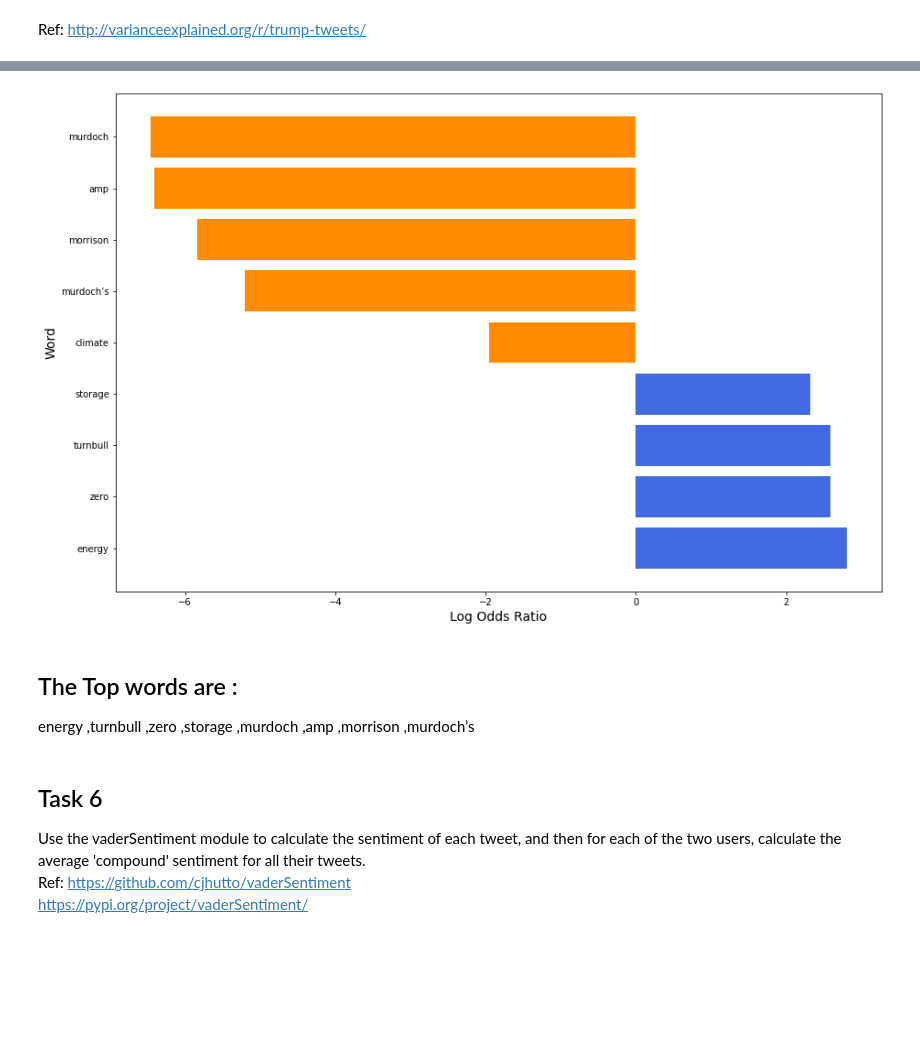
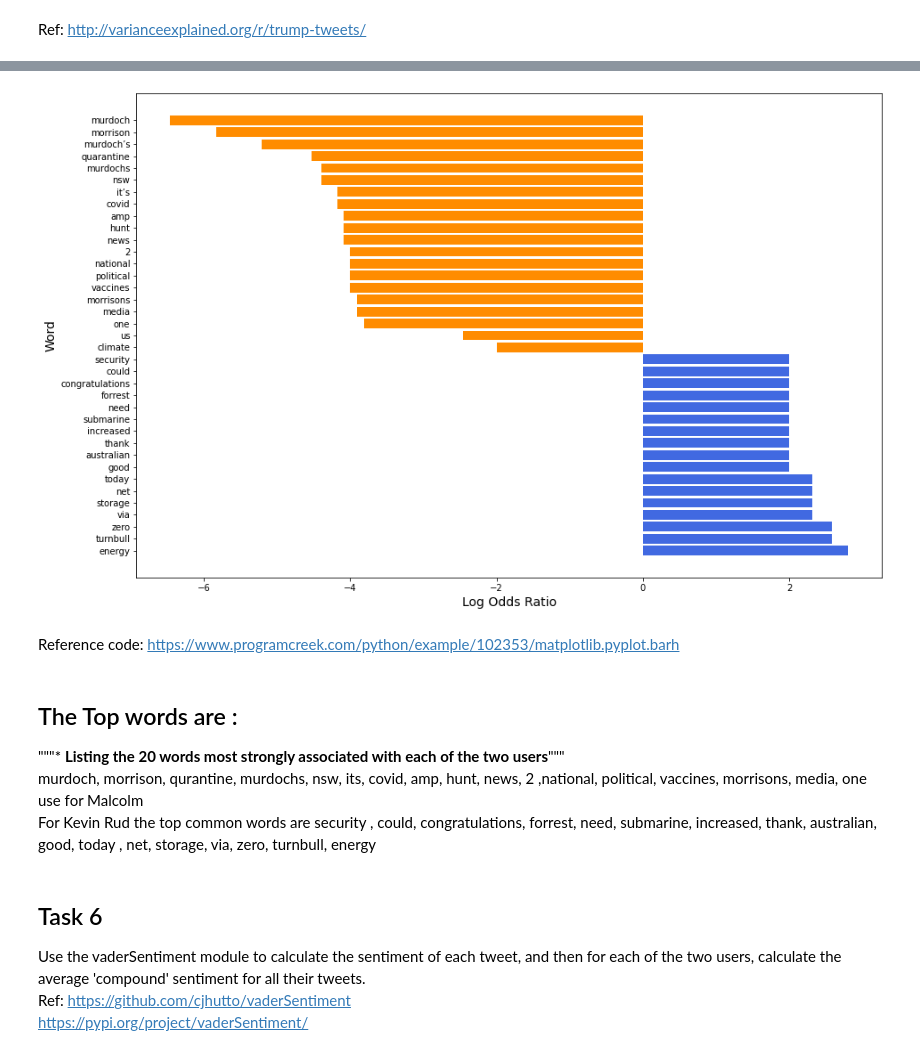
Before and after one commit to sanjay-kv/Twitter-Tweet-Analysis, a Jupyter notebook: Assessed-Task-2.ipynb, the cells around one changed output, grey strips where cells are left out. Saved outputs shown, nothing was run; the diff lists cells and outputs as text; code cells hidden in the pictures; blank space fills up the shorter version.

```diff
--- a/Assessed-Task-2.ipynb
+++ b/Assessed-Task-2.ipynb
@@ -712,7 +707,7 @@ counts_M['user_id'] = 'Malcolm'
 counts_M['total_M'] = counts_M['freq_M'].sum()
 
 #Sorting df by word frequency and selecting the most 20 frequency words of Julian Hill's tweets
-sorted_M = counts_M.sort_values(by=['freq_M'], ascending = [False])[:5]
+sorted_M = counts_M.sort_values(by=['freq_M'], ascending = [False])[:20]
 sorted_M
 # %% [output]
 |  | word | freq_M | user_id | total_M |
@@ -735,7 +743,7 @@ countsK['user_id'] = 'Kevin'
 countsK['total_K'] = countsK['freq_K'].sum()
 
 #Sorting df by word frequency and selecting the most 20 frequency words of Julian Hill's tweets
-sorted_K = countsK.sort_values(by=['freq_K'], ascending = [False])[:5]
+sorted_K = countsK.sort_values(by=['freq_K'], ascending = [False])[:20]
 sorted_K
 # %% [output]
 |  | word | freq_K | user_id | total_K |
@@ -798,23 +840,26 @@ top20_listing
 # %%
 cols = ['word', 'log']
 results_df = top20_listing[cols]
 
 new_index = results_df.log.sort_values(ascending = False).index
 sorted_results = results_df.reindex(new_index)
 filtered_results = sorted_results[np.abs(sorted_results['log']) > 0]
 
 plt.figure(figsize =(15,10))
-colors = ['royalblue' if (x > 0) else 'darkorange' for x in filtered_results['log']]
-plt.barh(filtered_results['word'], filtered_results['log'], color=colors)
+plt.barh(filtered_results['word'], filtered_results['log'], color=colors,)
 
 plt.xlabel('Log Odds Ratio', fontsize = 14)
 plt.ylabel('Word', fontsize = 14)
 plt.show()
 # %% [output]
-[figure, old version]
+[figure, new version]
-# %% [markdown]
-## The Top words are :
-energy	,turnbull	,zero	,storage	,murdoch	,amp	,morrison	,murdoch’s
+# %% [markdown]
+Reference code: https://www.programcreek.com/python/example/102353/matplotlib.pyplot.barh
+# %% [markdown]
+## The Top words are :
+"""* **Listing the 20 words most strongly associated with each of the two users**""" <br>
+murdoch, morrison, qurantine, murdochs, nsw, its, covid, amp, hunt, news, 2 ,national, political, vaccines, morrisons, media, one use for Malcolm <br>
+For Kevin Rud the top common words are security , could, congratulations, forrest, need, submarine, increased, thank, australian, good, today , net, storage, via, zero, turnbull, energy
 # %% [markdown]
 ## Task 6
 Use the vaderSentiment module to calculate the sentiment of each tweet, and then for each of the two users, calculate the average 'compound' sentiment for all their tweets.<br>
```
Also changed, not shown: parts of 27 cells of this notebook, 3 other files.
